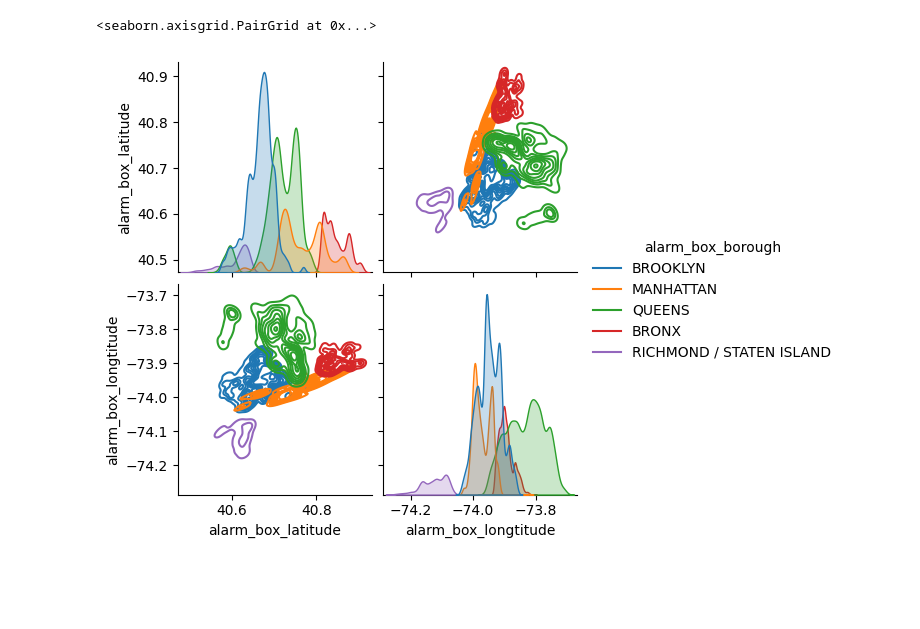
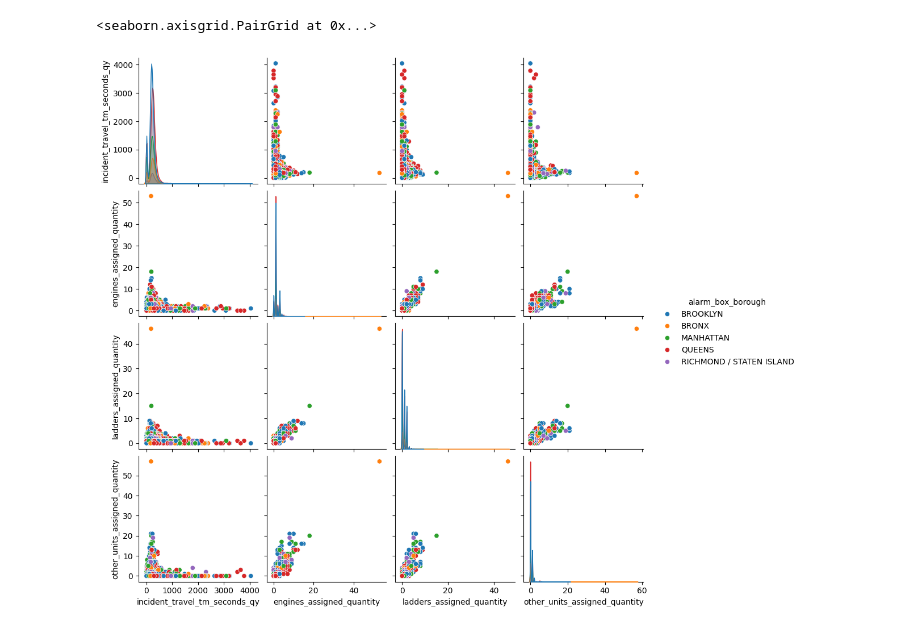
Before and after one commit to loiicd/ny-emergency-ai, a Jupyter notebook: analytics/correlation.ipynb, the cells around one changed output. Drawn from its saved outputs; the diff is of its cells as text; code cells hidden in the pictures; blank space fills up the shorter version.

```diff
--- a/analytics/correlation.ipynb
+++ b/analytics/correlation.ipynb
@@ -4,7 +4,7 @@ import pandas as pd
 
 df = pd.read_csv('/Users/loic.doerr/dev/ny-emergency-ai/preparedData/incidents.csv')
 
-df = df[['alarm_box_latitude', 'alarm_box_longtitude', 'alarm_box_borough']]
+df = df[['incident_travel_tm_seconds_qy', 'engines_assigned_quantity', 'ladders_assigned_quantity', 'other_units_assigned_quantity', 'alarm_box_borough']]
 
 df = df.sample(n=50000)
 
@@ -30,8 +30,8 @@ df.head()
 # %%
-sns.pairplot(df, hue='alarm_box_borough', kind="kde")
+sns.pairplot(df, hue='alarm_box_borough')
 # %% [output]
 <seaborn.axisgrid.PairGrid at 0x...>
-[figure, old version]
+[figure, new version]
 # %%
 # df = df.head(100)
 
```
Also changed, not shown: parts of 3 cells of this notebook, 16 other files.
